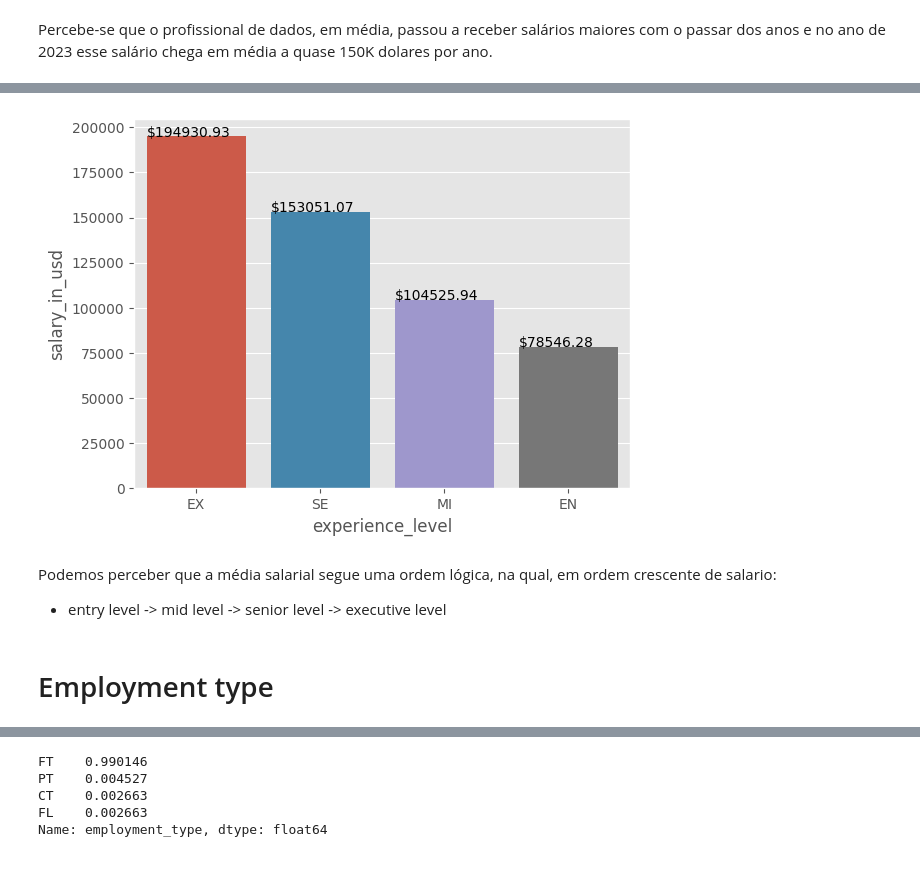
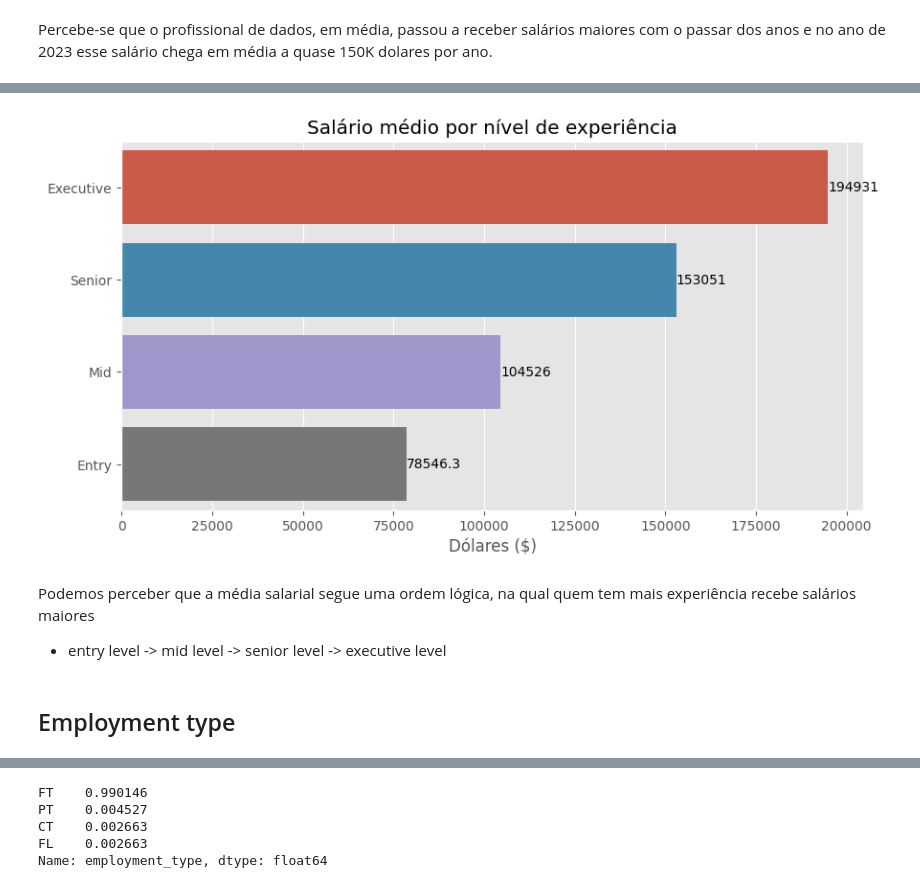
Before and after one commit to IgorEisenlohr/MVP-sprint1, a Jupyter notebook: MVP_SPRINT1_DATASCIENCE.ipynb, the cells around one changed output, grey strips where cells are left out. Saved outputs shown, nothing was run; the diff lists cells and outputs as text; code cells hidden in the pictures.

```diff
--- a/MVP_SPRINT1_DATASCIENCE.ipynb
+++ b/MVP_SPRINT1_DATASCIENCE.ipynb
@@ -211,3 +213,6 @@ Vamos investigar a fundo a questão do salário, ao que parece, a distribuição
+# %%
+df.work_year = df.work_year.astype('object')
+df.remote_ratio = df.remote_ratio.astype('object')
 # %% [markdown]
 ## Salary, salary_in_usd
 # %%
@@ -276,0 +288,12 @@ count_plot('experience_level', df)
+# %%
+df.experience_level.replace('SE','Senior', inplace=True)
+df.experience_level.replace('MI','Mid', inplace=True)
+df.experience_level.replace('EN','Entry', inplace=True)
+df.experience_level.replace('EX','Executive', inplace=True)
+# %%
+count_plot('experience_level', df)
+plt.title("Número de casos por nível de experiência")
+plt.xlabel('Nivel de experiencia')
+plt.ylabel('')
+palette = sns.color_palette()
+plt.show()
@@ -277,16 +302,27 @@ count_plot('experience_level', df)
 # %%
+#para garantir que as cores vão representar a mesma categoria do gráfico acima
+ex_level = {"Senior": palette[0], "Mid": palette[1], "Entry": palette[2], "Executive": palette[3]}
+palette = sns.color_palette([ex_level[x] for x in ex_level])
+
+plt.figure(figsize=(10,5))
 salario_usd_por_experiencia = df.groupby('experience_level').salary_in_usd.mean().reset_index() #criando dataset com média salarial por nível de experiência
-ax = sns.barplot(x='experience_level', y='salary_in_usd',                                       #realizando o plot do dataset em barras
-            data = salario_usd_por_experiencia.sort_values(by='salary_in_usd', ascending=False))
-for p in ax.patches:
-  plt.annotate(f'${round(p.get_height(),2)}', xy=(p.get_x(), p.get_height()))
+ax = sns.barplot(y='experience_level', x='salary_in_usd',                                       #realizando o plot do dataset em barras
+            data = salario_usd_por_experiencia.sort_values(by='salary_in_usd', ascending=False),
+            palette=palette)
+for i in ax.containers:
+    ax.bar_label(i, label_type='edge')
+
+plt.title('Salário médio por nível de experiência')
+plt.xlabel('Dólares ($)')
+plt.ylabel('')
+plt.show()
 # %% [output]
-[figure, old version]
+[figure, new version]
 # %% [markdown]
-Podemos perceber que a média salarial segue uma ordem lógica, na qual, em ordem crescente de salario:
+Podemos perceber que a média salarial segue uma ordem lógica, na qual quem tem mais experiência recebe salários maiores
 * entry level -> mid level -> senior level -> executive level
 # %% [markdown]
-# Employment type
+## Employment type
 # %%
 count_plot('employment_type', df)
 # %% [output]
```
Also changed, not shown: parts of 55 cells of this notebook.
